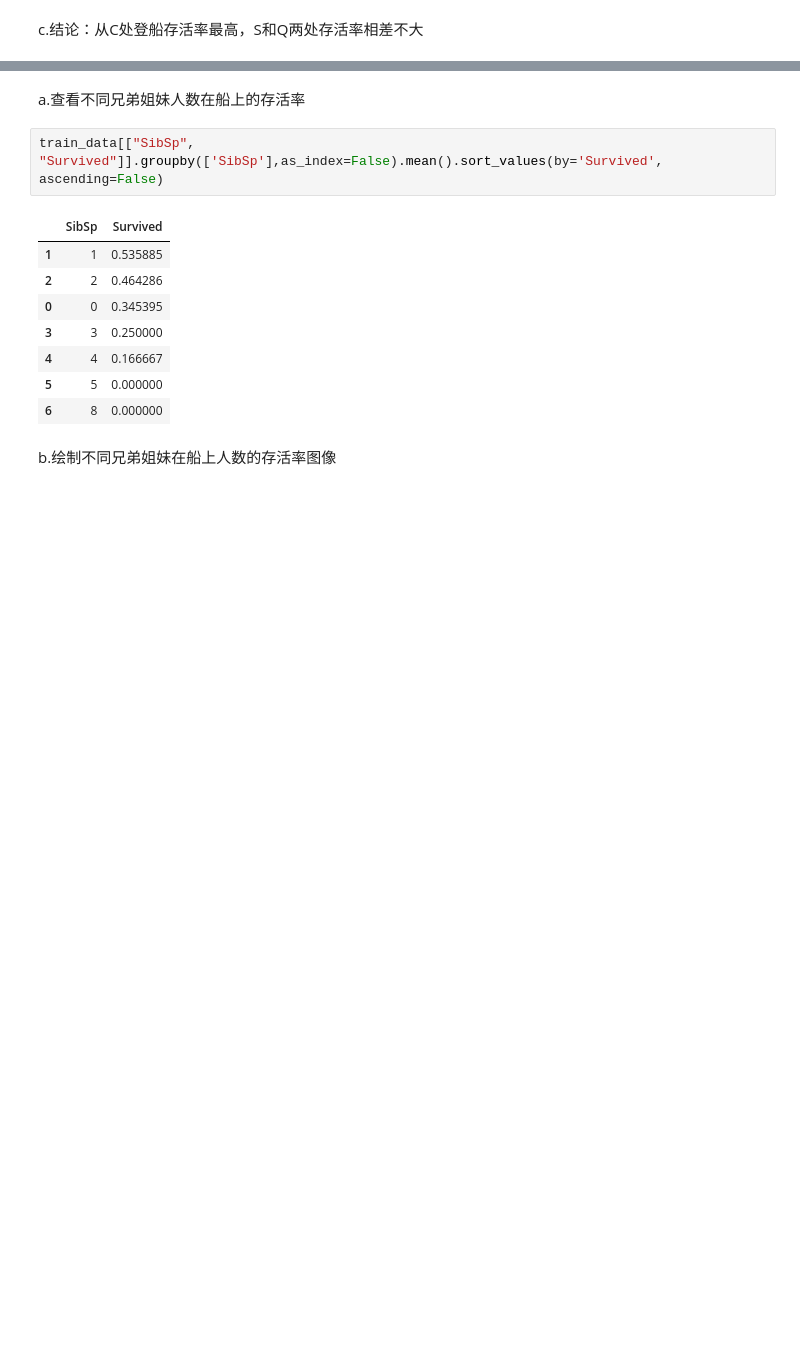
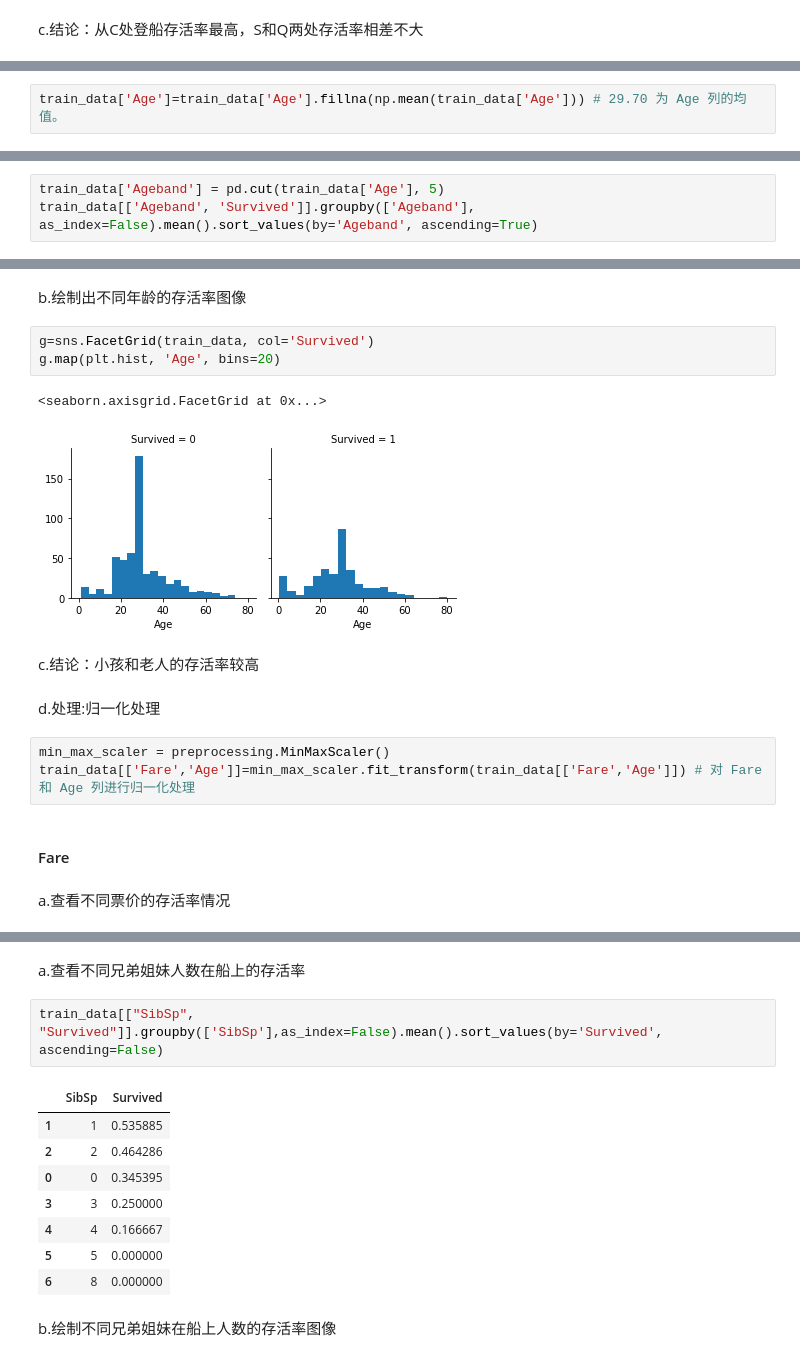
Before and after one commit to god13less/kaggle_competition, a Jupyter notebook: Titanic_MachineLearningFromDisaster/test1(2).ipynb, the cells around one changed output, grey strips where cells are left out. Saved outputs shown, nothing was run; the diff lists cells and outputs as text; blank space fills up the shorter version.

```diff
--- a/Titanic_MachineLearningFromDisaster/test1(2).ipynb
+++ b/Titanic_MachineLearningFromDisaster/test1(2).ipynb
@@ -133,0 +214,2 @@ c.结论：从C处登船存活率最高，S和Q两处存活率相差不大
+# %%
+train_data['Age']=train_data['Age'].fillna(np.mean(train_data['Age'])) # 29.70 为 Age 列的均值。
@@ -133,0 +218,3 @@ c.结论：从C处登船存活率最高，S和Q两处存活率相差不大
+# %%
+train_data['Ageband'] = pd.cut(train_data['Age'], 5)
+train_data[['Ageband', 'Survived']].groupby(['Ageband'], as_index=False).mean().sort_values(by='Ageband', ascending=True)
@@ -133,0 +228,19 @@ c.结论：从C处登船存活率最高，S和Q两处存活率相差不大
+# %% [markdown]
+b.绘制出不同年龄的存活率图像
+# %%
+g=sns.FacetGrid(train_data, col='Survived')
+g.map(plt.hist, 'Age', bins=20)
+# %% [output]
+<seaborn.axisgrid.FacetGrid at 0x...>
+[figure, added]
+# %% [markdown]
+c.结论：小孩和老人的存活率较高
+# %% [markdown]
+d.处理:归一化处理
+# %%
+min_max_scaler = preprocessing.MinMaxScaler()
+train_data[['Fare','Age']]=min_max_scaler.fit_transform(train_data[['Fare','Age']]) # 对 Fare 和 Age 列进行归一化处理
+# %% [markdown]
+####  Fare
+# %% [markdown]
+a.查看不同票价的存活率情况
```
Also changed, not shown: parts of 102 cells of this notebook, 5 other files.
